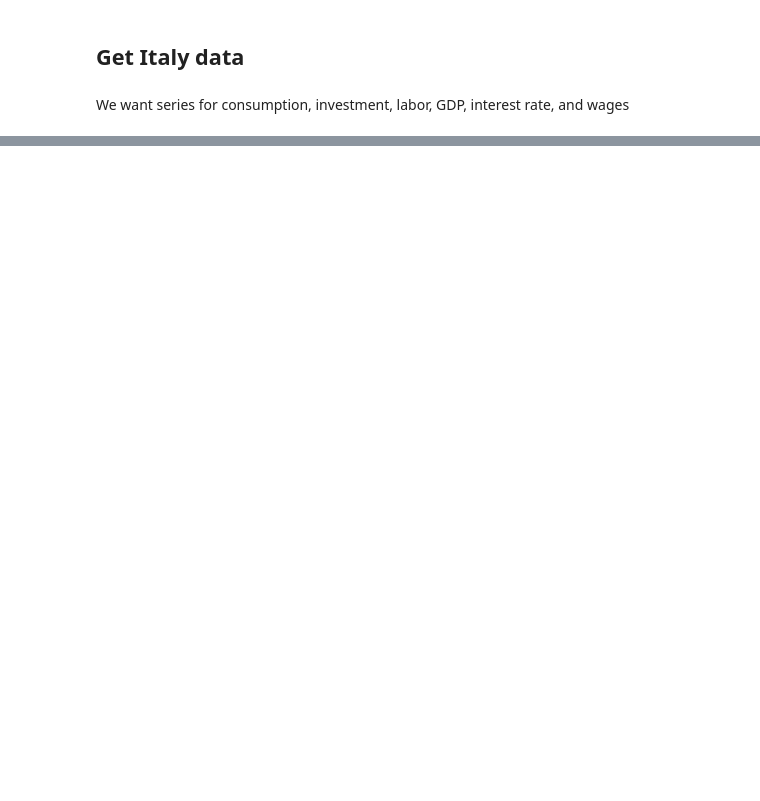
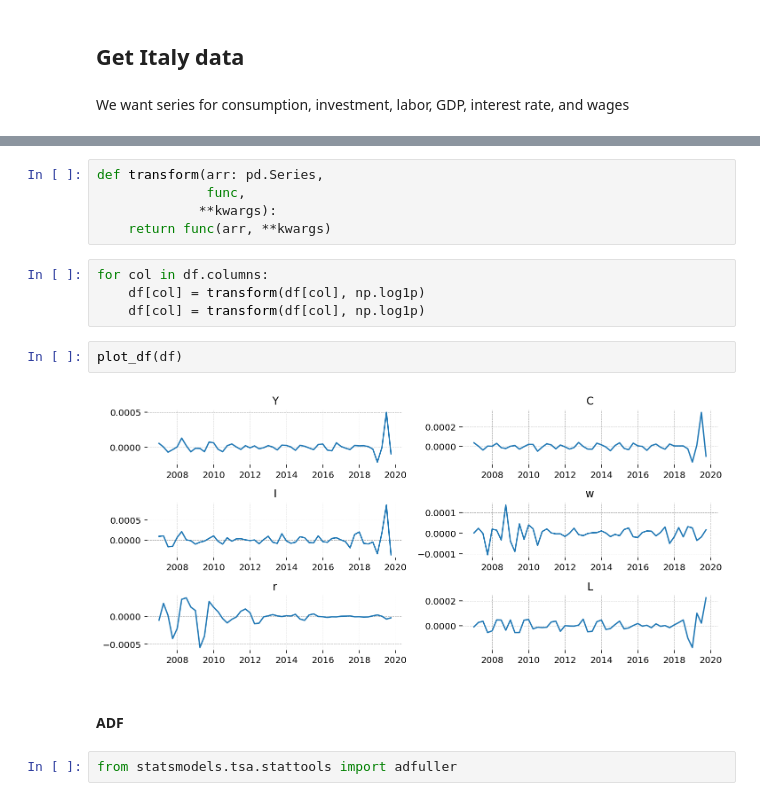
Before and after one commit to lukasgrahl/macro_rbc, a Jupyter notebook: notebooks/Fitting RBC to Italy Data.ipynb, the cells around one changed output, grey strips where cells are left out. Drawn from its saved outputs; the diff is of its cells as text; blank space fills up the shorter version.

```diff
--- a/notebooks/Fitting RBC to Italy Data.ipynb
+++ b/notebooks/Fitting RBC to Italy Data.ipynb
@@ -120,0 +176,17 @@ data.
+# %%
+def transform(arr: pd.Series,
+              func,
+             **kwargs):
+    return func(arr, **kwargs)
+# %%
+for col in df.columns:
+    df[col] = transform(df[col], np.log1p)
+    df[col] = transform(df[col], np.log1p)
+# %%
+plot_df(df)
+# %% [output]
+[figure, added]
+# %% [markdown]
+#### ADF
+# %%
+from statsmodels.tsa.stattools import adfuller
```
Also changed, not shown: parts of 41 cells of this notebook, 3 other files.
